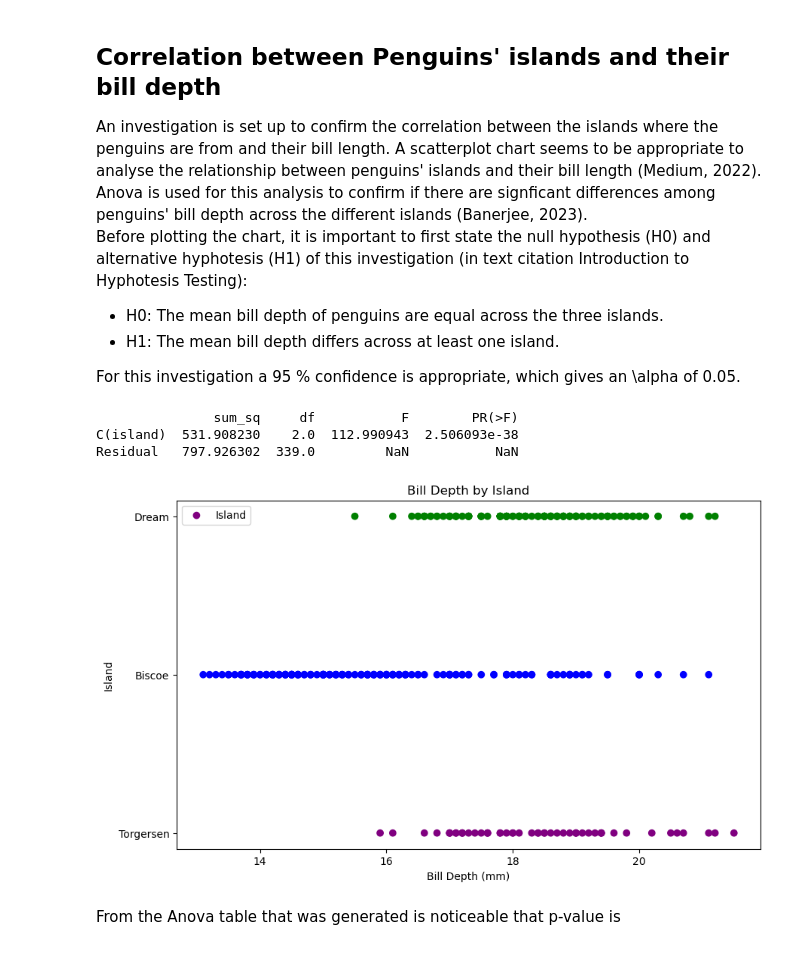
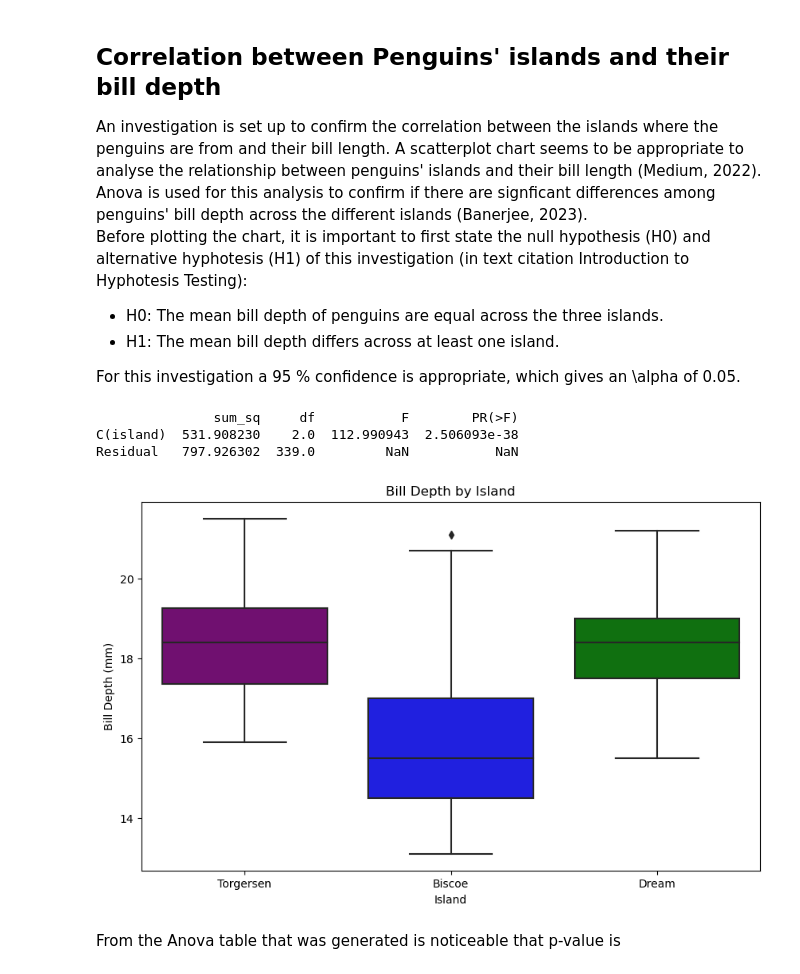
Before and after one commit to filipekojak88/myprojectPDA, a Jupyter notebook: penguins.ipynb, the cells around one changed output. Cells and saved outputs as stored; diff of their text form; code cells hidden in the pictures.

Commit message:
Changing from scatterplot to boxplot

```diff
--- a/penguins.ipynb
+++ b/penguins.ipynb
@@ -234,35 +234,39 @@ Before plotting the chart, it is important to first state the null hypothesis (H
 - H1: The mean bill depth differs across at least one island.
 
 For this investigation a 95 % confidence is appropriate, which gives an \alpha  of 0.05.
-# %%
-# Define the scatter plot with color-coded islands
-bill_depth = df['bill_depth_mm']
-islands = df['island']
-plt.figure(figsize=(10, 6))
-colors = {'Biscoe': 'blue', 'Dream': 'green', 'Torgersen': 'purple'}
-plt.scatter(bill_depth, islands, c=islands.map(colors), marker='o', label='Island')
-
-# Add labels and legend
-plt.xlabel('Bill Depth (mm)')
-plt.ylabel('Island')
-plt.title('Bill Depth by Island')
-plt.legend()
-
-# Perform ANOVA analysis
-# Create a dataframe for the analysis
-data = pd.DataFrame({'bill_depth': bill_depth, 'island': islands})
-
-# Fit the ANOVA model
-model = ols('bill_depth ~ C(island)', data=data).fit()
-anova_table = sm.stats.anova_lm(model, typ=2)  # Type 2 ANOVA
-
-# Print the ANOVA table
-print(anova_table)
-# %% [output]
-               sum_sq     df           F        PR(>F)
-C(island)  531.908230    2.0  112.990943  2.506093e-38
-Residual   797.926302  339.0         NaN           NaN
-[figure, removed]
+# %%
+# Define the data
+bill_depth = df['bill_depth_mm']
+islands = df['island']
+
+# Create a DataFrame for the analysis
+data = pd.DataFrame({'bill_depth': bill_depth, 'island': islands})
+
+# Set the figure size
+plt.figure(figsize=(10, 6))
+
+# Assign different colors to different categories
+colors = {'Biscoe': 'blue', 'Dream': 'green', 'Torgersen': 'purple'}
+
+# Create a box plot with color-coded islands
+sns.boxplot(x='island', y='bill_depth', data=data, palette=colors)
+
+# Add labels and title
+plt.xlabel('Island')
+plt.ylabel('Bill Depth (mm)')
+plt.title('Bill Depth by Island')
+
+# Perform ANOVA analysis
+model = ols('bill_depth ~ C(island)', data=data).fit()
+anova_table = sm.stats.anova_lm(model, typ=2)
+
+# Print the ANOVA table
+print(anova_table)
+# %% [output]
+               sum_sq     df           F        PR(>F)
+C(island)  531.908230    2.0  112.990943  2.506093e-38
+Residual   797.926302  339.0         NaN           NaN
+[figure, added]
 # %% [markdown]
 From the Anova table that was generated is noticeable that p-value is
 # %% [markdown]
```
